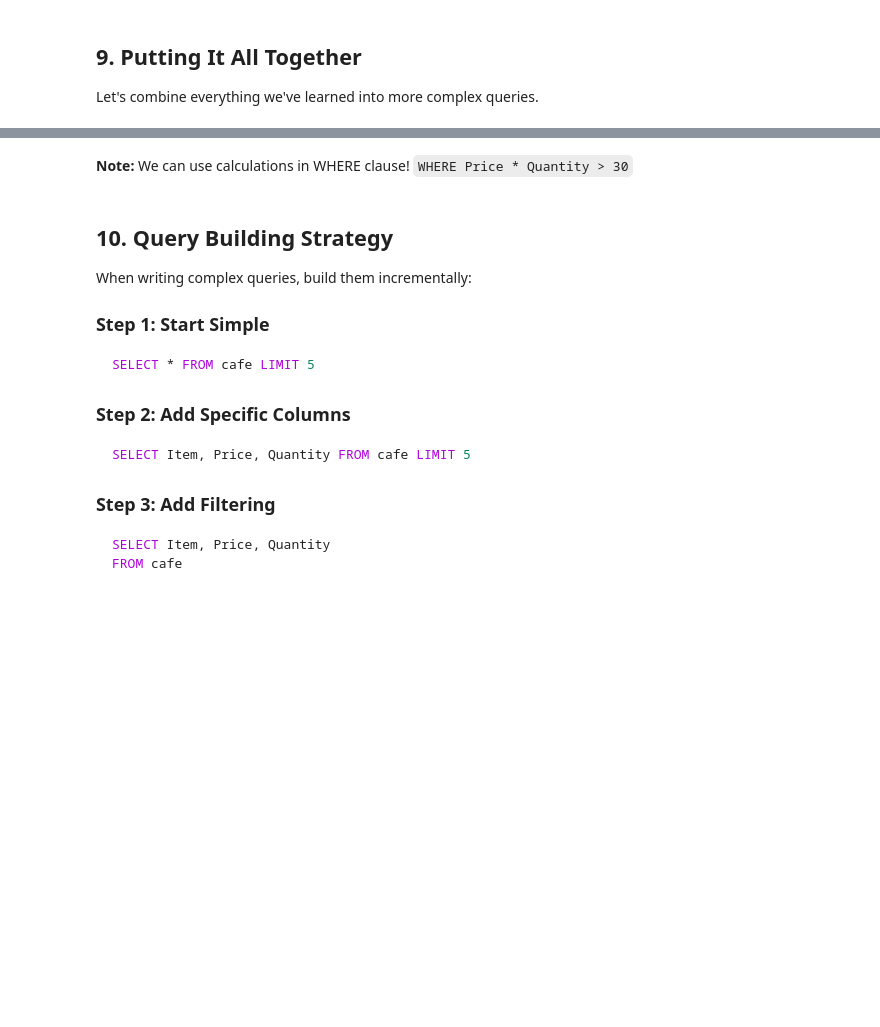
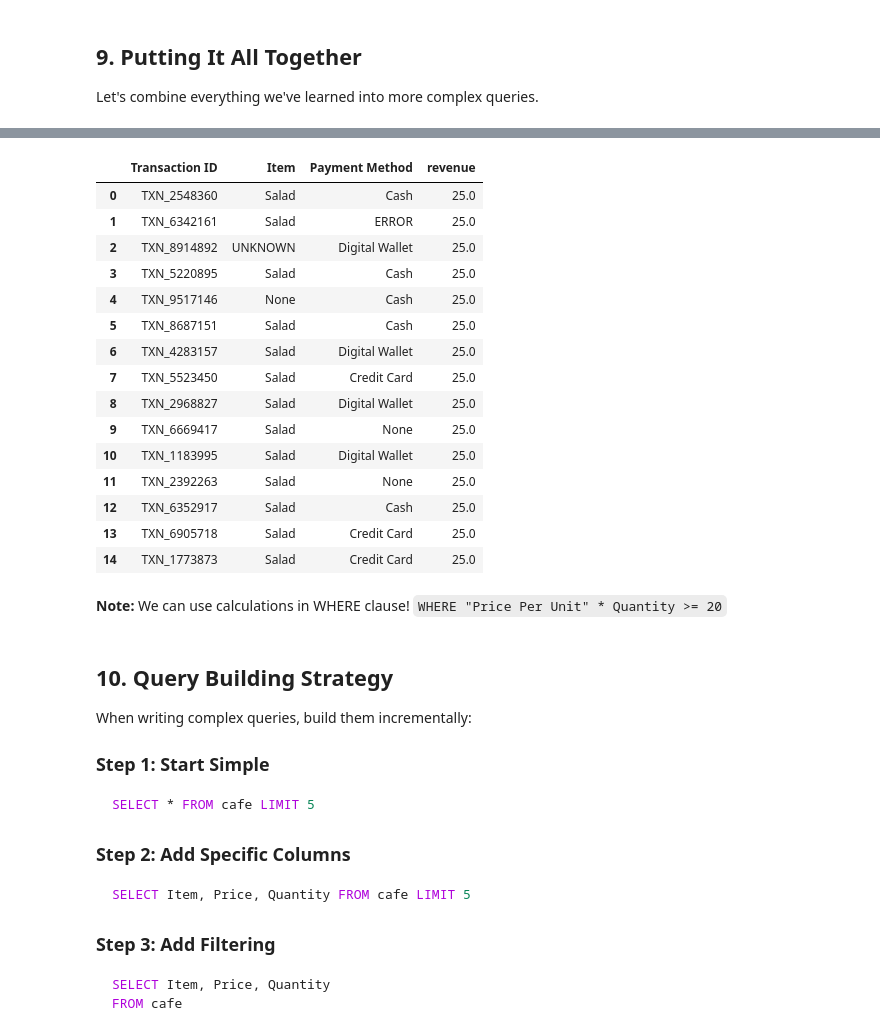
Before and after one commit to hdzmarcela/ECBS5294, a Jupyter notebook: notebooks/day1_block_b_01_sql_foundations.ipynb, the cells around one changed output, grey strips where cells are left out. Drawn from its saved outputs; the diff is of its cells as text; code cells hidden in the pictures; blank space fills up the shorter version.

```diff
--- a/notebooks/day1_block_b_01_sql_foundations.ipynb
+++ b/notebooks/day1_block_b_01_sql_foundations.ipynb
@@ -764,19 +1050,36 @@ This reads almost like English!
 # %%
 con.execute("""
     SELECT
         "Transaction ID",
         Item,
         "Payment Method",
-        ROUND("Price Per Unit"* Quantity, 2) AS revenue
+        ROUND("Price Per Unit" * Quantity, 2) AS revenue
     FROM cafe
-    WHERE "Price Per Unit"* Quantity > 30
-      AND "Price Per Unit"IS NOT NULL
+    WHERE "Price Per Unit" * Quantity >= 20
+      AND "Price Per Unit" IS NOT NULL
       AND Quantity IS NOT NULL
     ORDER BY revenue DESC
     LIMIT 15
 """).df()
+# %% [output]
+|  | Transaction ID | Item | Payment Method | revenue |
+| 0 | TXN_2548360 | Salad | Cash | 25.0 |
+| 1 | TXN_6342161 | Salad | ERROR | 25.0 |
+| 2 | TXN_8914892 | UNKNOWN | Digital Wallet | 25.0 |
+| 3 | TXN_5220895 | Salad | Cash | 25.0 |
+| 4 | TXN_9517146 | None | Cash | 25.0 |
+| 5 | TXN_8687151 | Salad | Cash | 25.0 |
+| 6 | TXN_4283157 | Salad | Digital Wallet | 25.0 |
+| 7 | TXN_5523450 | Salad | Credit Card | 25.0 |
+| 8 | TXN_2968827 | Salad | Digital Wallet | 25.0 |
+| 9 | TXN_6669417 | Salad | None | 25.0 |
+| 10 | TXN_1183995 | Salad | Digital Wallet | 25.0 |
+| 11 | TXN_2392263 | Salad | None | 25.0 |
+| 12 | TXN_6352917 | Salad | Cash | 25.0 |
+| 13 | TXN_6905718 | Salad | Credit Card | 25.0 |
+| 14 | TXN_1773873 | Salad | Credit Card | 25.0 |
 # %% [markdown]
-**Note:** We can use calculations in WHERE clause! `WHERE Price * Quantity > 30`
+**Note:** We can use calculations in WHERE clause! `WHERE "Price Per Unit" * Quantity >= 20`
 # %% [markdown]
 ## 10. Query Building Strategy
 
```
Also changed, not shown: parts of 38 cells of this notebook, 5 other files.
